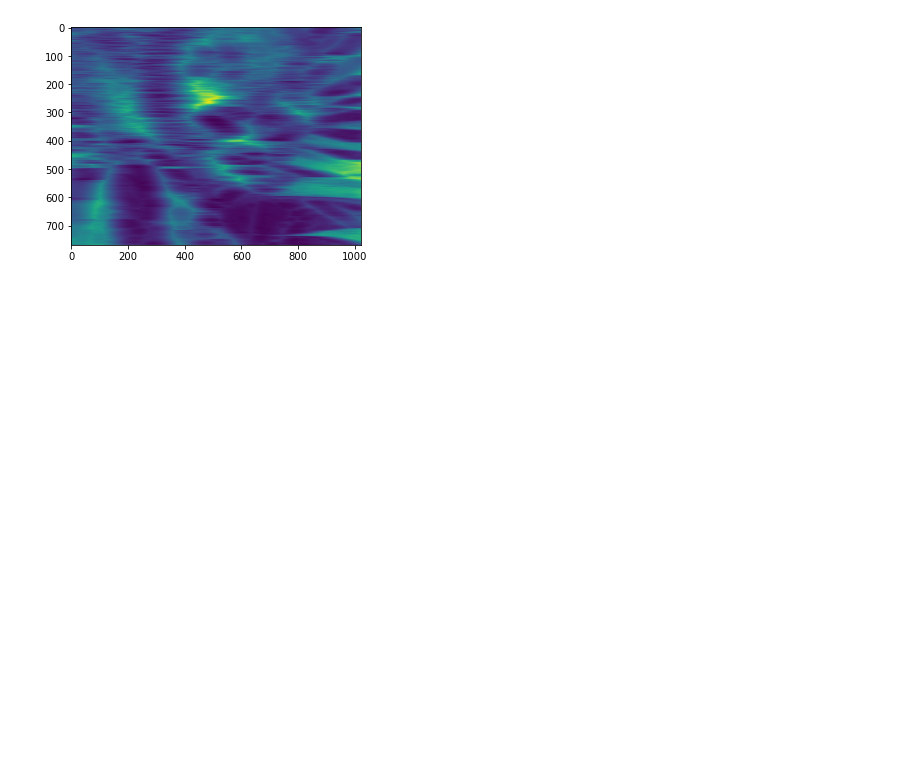
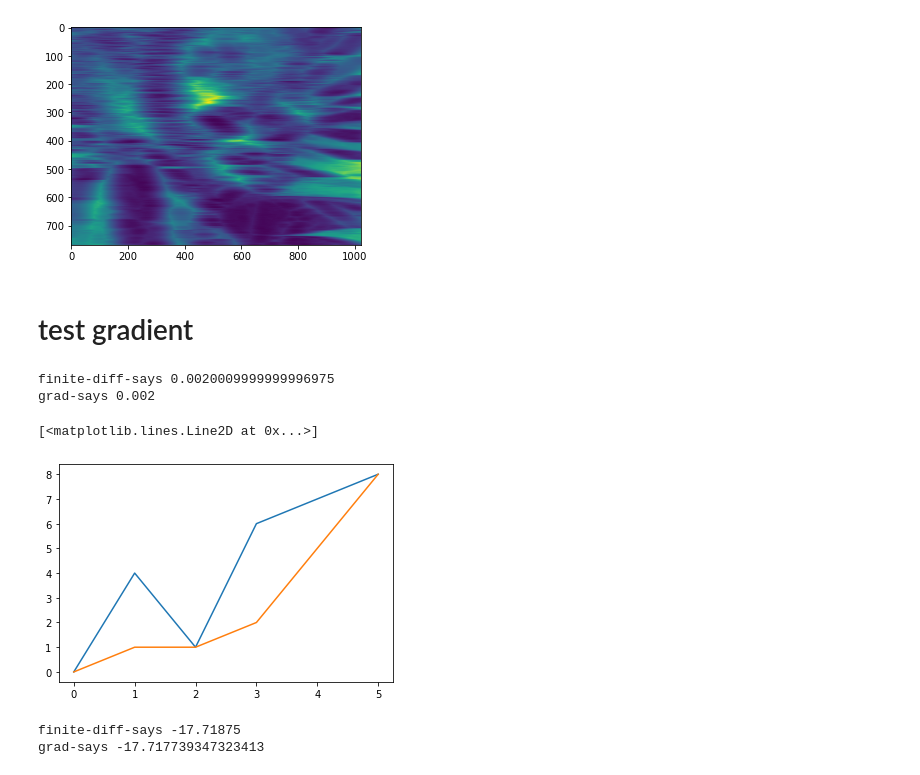
Before and after one commit to jacksonloper/tensorflow-felzenszwalb-edt, a Jupyter notebook: test.ipynb, the cells around one changed output. Cells and saved outputs as stored; diff of their text form; code cells hidden in the pictures; blank space fills up the shorter version.

Commit message:
gradient support

```diff
--- a/test.ipynb
+++ b/test.ipynb
@@ -21,3 +25,55 @@ plt.imshow(b)
 # %% [output]
 <matplotlib.image.AxesImage at 0x...>
 [figure]
+# %% [markdown]
+# test gradient
+# %%
+def calc_loss(f):
+    g=tensorflow_felzenszwalb_edt.edt1d(f,axis=0)
+    return g[2]**2#tf.reduce_sum(g**2)
+
+f=tf.identity(np.array([0,4,1,6,7,8.0]))
+g=tensorflow_felzenszwalb_edt.edt1d(f,axis=0)
+# delta=tf.identity(npr.randn(*f.shape)*.001)
+delta=np.zeros(len(f)); delta[2]=.001
+delta=tf.identity(delta)
+
+df1=calc_loss(f+delta)-calc_loss(f)
+
+with tf.GradientTape() as t:
+    t.watch(f)
+    loss=calc_loss(f)
+ggrad=t.gradient(loss,f)
+df2=tf.reduce_sum(ggrad*delta)
+
+print('finite-diff-says',df1.numpy())
+print('grad-says',df2.numpy())
+
+plt.plot(f)
+plt.plot(g)
+# %% [output]
+finite-diff-says 0.0020009999999996975
+grad-says 0.002
+[<matplotlib.lines.Line2D at 0x...>]
+[figure, added]
+# %%
+def calc_loss(f):
+    g=tensorflow_felzenszwalb_edt.edt1d(f,axis=0)
+    return tf.reduce_sum(g**2)
+
+f=tf.identity(scipy.misc.face(gray=True).astype(np.float))*100
+delta=tf.identity(npr.randn(*f.shape)*.0000001)
+
+df1=calc_loss(f+delta)-calc_loss(f)
+
+with tf.GradientTape() as t:
+    t.watch(f)
+    loss=calc_loss(f)
+g=t.gradient(loss,f)
+df2=tf.reduce_sum(g*delta)
+
+print('finite-diff-says',df1.numpy())
+print('grad-says',df2.numpy())
+# %% [output]
+finite-diff-says -17.71875
+grad-says -17.717739347323413
```
Also changed, not shown: parts of 3 cells of this notebook, 7 other files.
